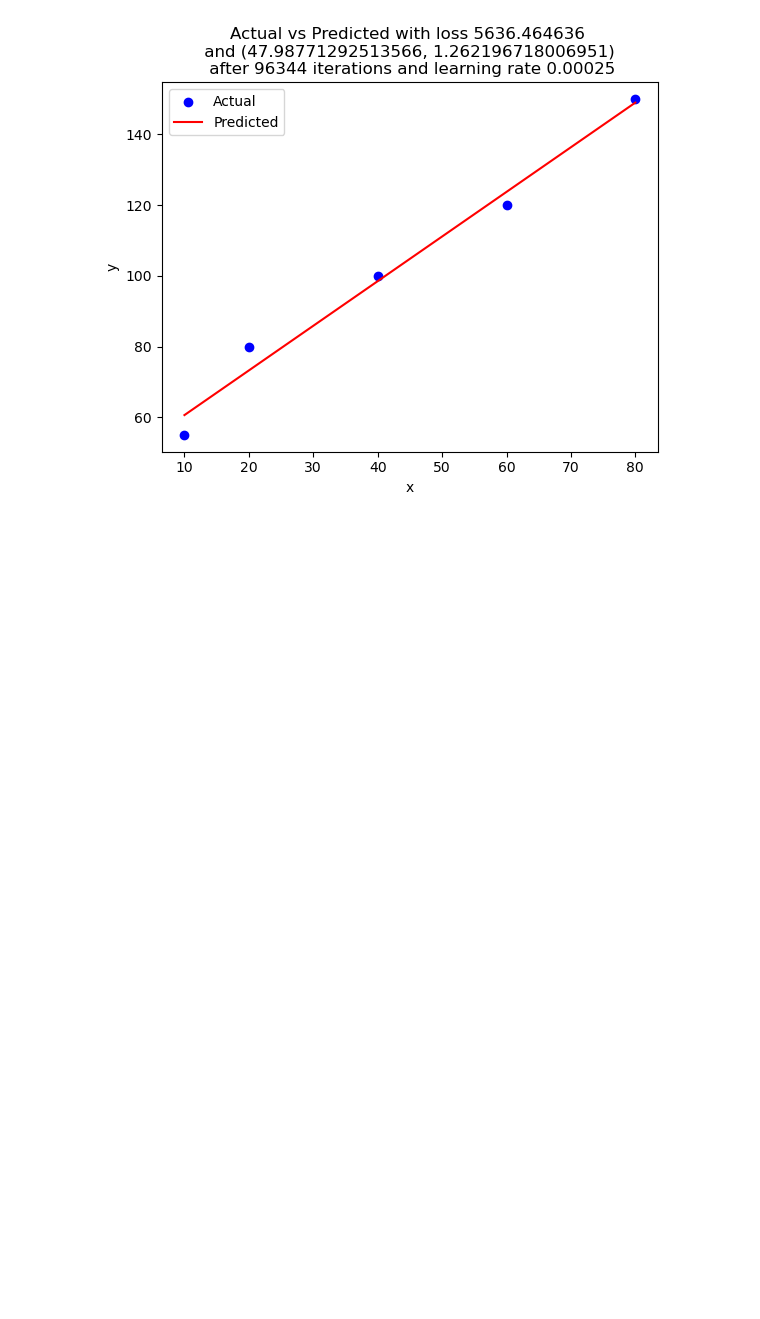
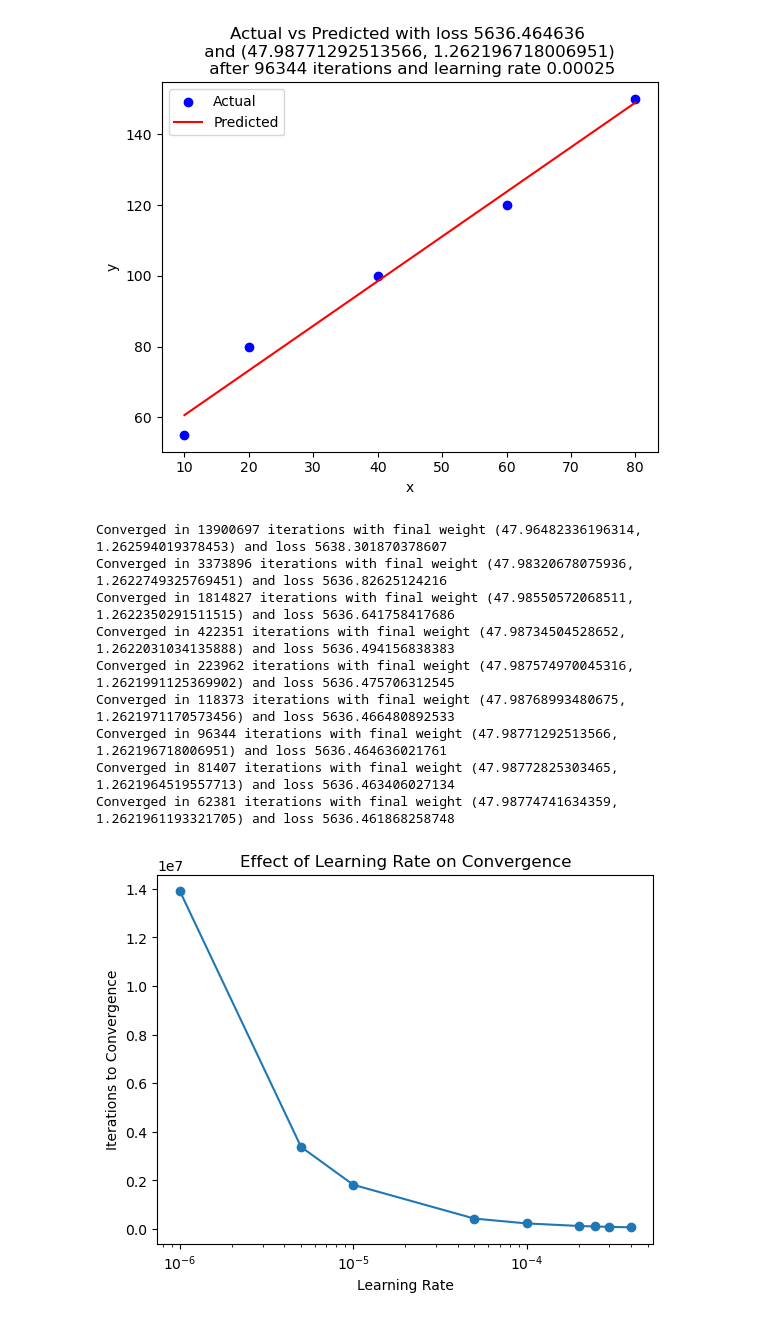
Before and after one commit to chaunp2540008-usth/dl2026, a Jupyter notebook: labwork1/labwork2.ipynb, the cells around one changed output. Drawn from its saved outputs; the diff is of its cells as text; code cells hidden in the pictures; blank space fills up the shorter version.

```diff
--- a/labwork1/labwork2.ipynb
+++ b/labwork1/labwork2.ipynb
@@ -15,13 +15,13 @@ def predict(x, w):
 
 
 def loss(x, y, w):
-    return sum((predict(x_i, w) - y_i) ** 2 for x_i, y_i in zip(x, y)) / size
+    return sum(((predict(x_i, w) - y_i) ** 2 / size for x_i, y_i in zip(x, y)))
 
 
 def grad_descent(x, y, w, lr):
 
-    fopd_0 = 2 * sum((predict(x_i, w) - y_i) for x_i, y_i in zip(x, y)) / size
-    fopd_1 = 2 * sum(x_i * ((predict(x_i, w) - y_i)) for x_i, y_i in zip(x, y)) / size
+    fopd_0 = 2 * sum(((predict(x_i, w) - y_i) / size for x_i, y_i in zip(x, y)))
+    fopd_1 = 2 * sum((x_i * ((predict(x_i, w) - y_i) / size) for x_i, y_i in zip(x, y)))
 
     w0 = w[0] - lr * fopd_0
     w1 = w[1] - lr * fopd_1
@@ -67,3 +67,33 @@ plt.legend()
 plt.show()
 # %% [output]
 [figure]
+# %%
+lrs = [1e-6,5*1e-6, 1e-5, 5 * 1e-5, 1e-4, 2 * 1e-4, 2.5 * 1e-4, 3 * 1e-4, 4 * 1e-4]
+
+epsilon = 1e-6
+data = []
+for lr in lrs:
+    weight: tuple[float, float] = (5.0, 2.0)
+    time, weight, final_loss = training_loop(weight, lr, epsilon)
+    print(
+        f"Converged in {time} iterations with final weight {weight} and loss {final_loss}"
+    )
+    data.append((lr, time))
+
+plt.plot([d[0] for d in data], [d[1] for d in data], marker="o")
+plt.xlabel("Learning Rate")
+plt.ylabel("Iterations to Convergence")
+plt.title("Effect of Learning Rate on Convergence")
+plt.xscale("log")
+plt.show()
+# %% [output]
+Converged in 13900697 iterations with final weight (47.96482336196314, 1.262594019378453) and loss 5638.301870378607
+Converged in 3373896 iterations with final weight (47.98320678075936, 1.2622749325769451) and loss 5636.82625124216
+Converged in 1814827 iterations with final weight (47.98550572068511, 1.2622350291511515) and loss 5636.641758417686
+Converged in 422351 iterations with final weight (47.98734504528652, 1.2622031034135888) and loss 5636.494156838383
+Converged in 223962 iterations with final weight (47.987574970045316, 1.2621991125369902) and loss 5636.475706312545
+Converged in 118373 iterations with final weight (47.98768993480675, 1.2621971170573456) and loss 5636.466480892533
+Converged in 96344 iterations with final weight (47.98771292513566, 1.262196718006951) and loss 5636.464636021761
+Converged in 81407 iterations with final weight (47.98772825303465, 1.2621964519557713) and loss 5636.463406027134
+Converged in 62381 iterations with final weight (47.98774741634359, 1.2621961193321705) and loss 5636.461868258748
+[figure, added]
```
Also changed, not shown: parts of 1 cell of this notebook, 2 other files.
